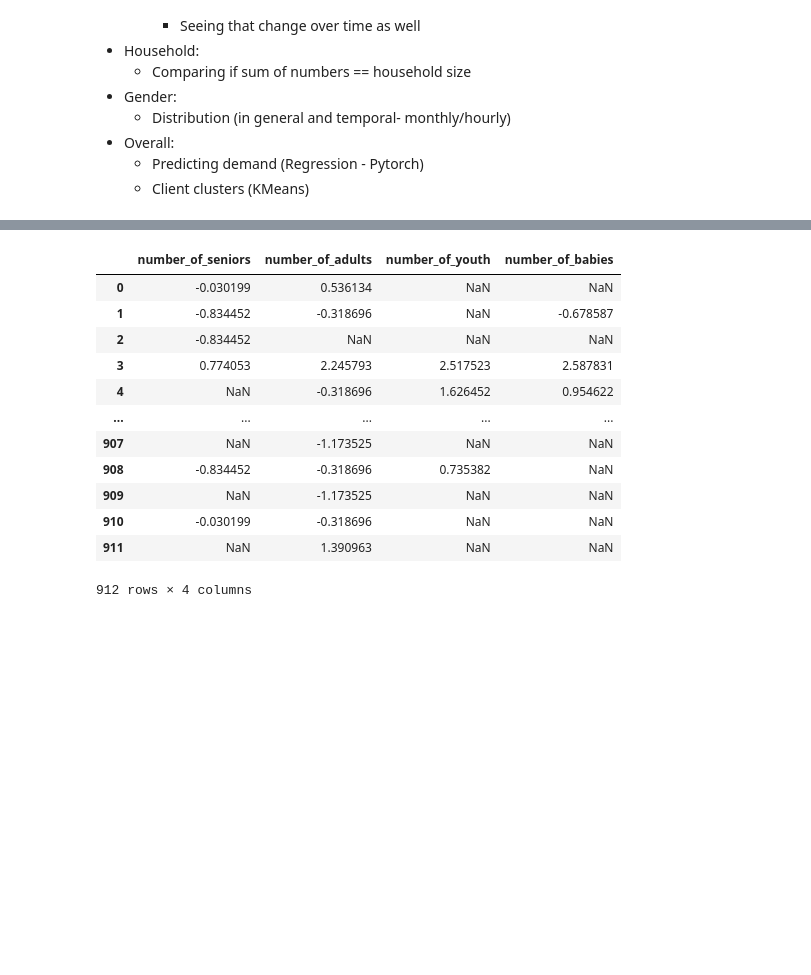
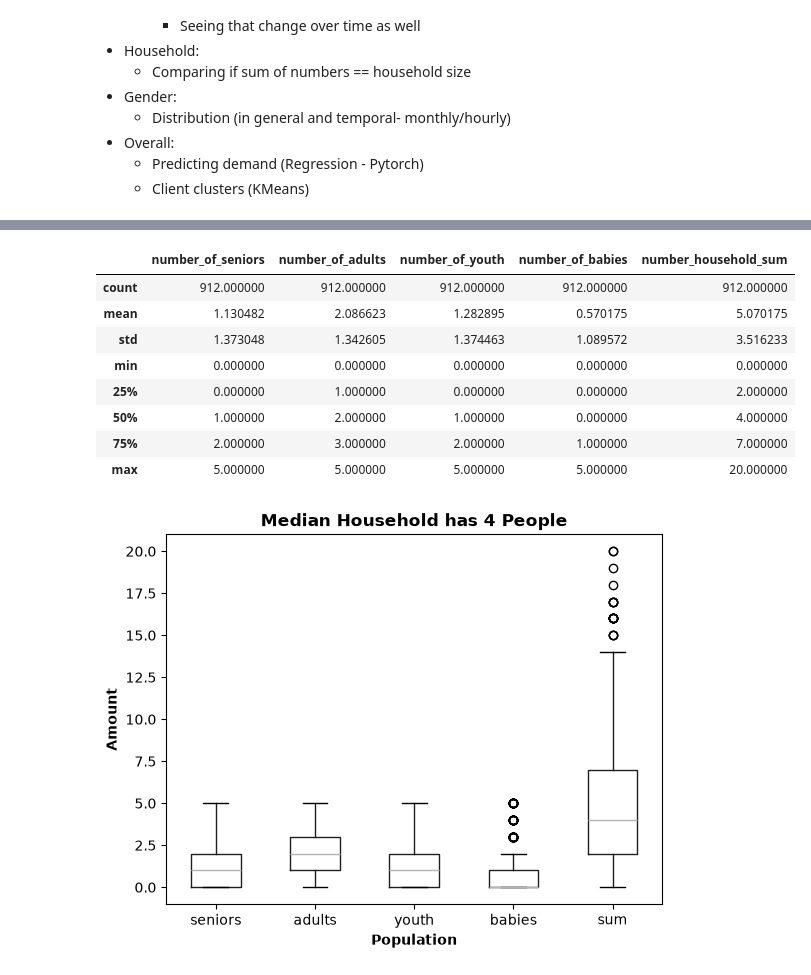
Before and after one commit to jp21bp/WAWAC_FoodProgram, a Jupyter notebook: eda.ipynb, the cells around one changed output, grey strips where cells are left out. Drawn from its saved outputs; the diff is of its cells as text; code cells hidden in the pictures; blank space fills up the shorter version.

```diff
--- a/eda.ipynb
+++ b/eda.ipynb
@@ -60,29 +60,48 @@ memory usage: 71.4 KB
 df['month'] = df['conversion_date'].dt.month
 df['hour'] = df['conversion_date'].dt.hour
 
+##### Summing up individual numbers of populations
+population_cols = [col for col in df.columns if col.startswith('number')]
+df['number_household_sum'] = df[population_cols[0]] + \
+    df[population_cols[1]] + \
+    df[population_cols[2]] + \
+    df[population_cols[3]]
+
 ##### Quantitative and Qualitative Variables
 quant_vars = [col for col in df.columns if col.startswith('number')]
-qual_cars = list(set(df.columns) - set(quant_vars))
+qual_vars = list(set(df.columns) - set(quant_vars))
 # %%
-##### General distributions
-#### Quant variables
+##### General distributions - Quant variables
 ### Normalizing quant_vars
 # df_quant_norm = (
 #     df[quant_vars] - df[quant_vars].mean()
 # )/df[quant_vars].std(ddof=0)
 
-df.boxplot(column=quant_vars)
+### Statistics
+display(df[quant_vars].describe())
+### Box and Whisker
+boxplot = df.boxplot(
+    column=quant_vars,
+    grid=False,
+)
+## X Axis
+boxplot.set_xticklabels(
+    [col.split("_")[-1] for col in quant_vars]
+)
+boxplot.set_xlabel("Population", fontweight='bold')
+## Y Axis
+boxplot.set_ylabel("Amount", fontweight='bold')
+## Title
+boxplot.set_title('Median Household has 4 People', fontweight='bold')
+plt.show()
 # %% [output]
-|  | number_of_seniors | number_of_adults | number_of_youth | number_of_babies |
-| 0 | -0.030199 | 0.536134 | NaN | NaN |
-| 1 | -0.834452 | -0.318696 | NaN | -0.678587 |
-| 2 | -0.834452 | NaN | NaN | NaN |
-| 3 | 0.774053 | 2.245793 | 2.517523 | 2.587831 |
-| 4 | NaN | -0.318696 | 1.626452 | 0.954622 |
-| ... | ... | ... | ... | ... |
-| 907 | NaN | -1.173525 | NaN | NaN |
-| 908 | -0.834452 | -0.318696 | 0.735382 | NaN |
-| 909 | NaN | -1.173525 | NaN | NaN |
-| 910 | -0.030199 | -0.318696 | NaN | NaN |
-| 911 | NaN | 1.390963 | NaN | NaN |
+|  | number_of_seniors | number_of_adults | number_of_youth | number_of_babies | number_household_sum |
+| count | 912.000000 | 912.000000 | 912.000000 | 912.000000 | 912.000000 |
+| mean | 1.130482 | 2.086623 | 1.282895 | 0.570175 | 5.070175 |
+| std | 1.373048 | 1.342605 | 1.374463 | 1.089572 | 3.516233 |
+| min | 0.000000 | 0.000000 | 0.000000 | 0.000000 | 0.000000 |
+| 25% | 0.000000 | 1.000000 | 0.000000 | 0.000000 | 2.000000 |
+| 50% | 1.000000 | 2.000000 | 1.000000 | 0.000000 | 4.000000 |
+| 75% | 2.000000 | 3.000000 | 2.000000 | 1.000000 | 7.000000 |
+| max | 5.000000 | 5.000000 | 5.000000 | 5.000000 | 20.000000 |
-912 rows × 4 columns
+[figure, added]
```
Also changed, not shown: parts of 2 cells of this notebook, 1 other file.
